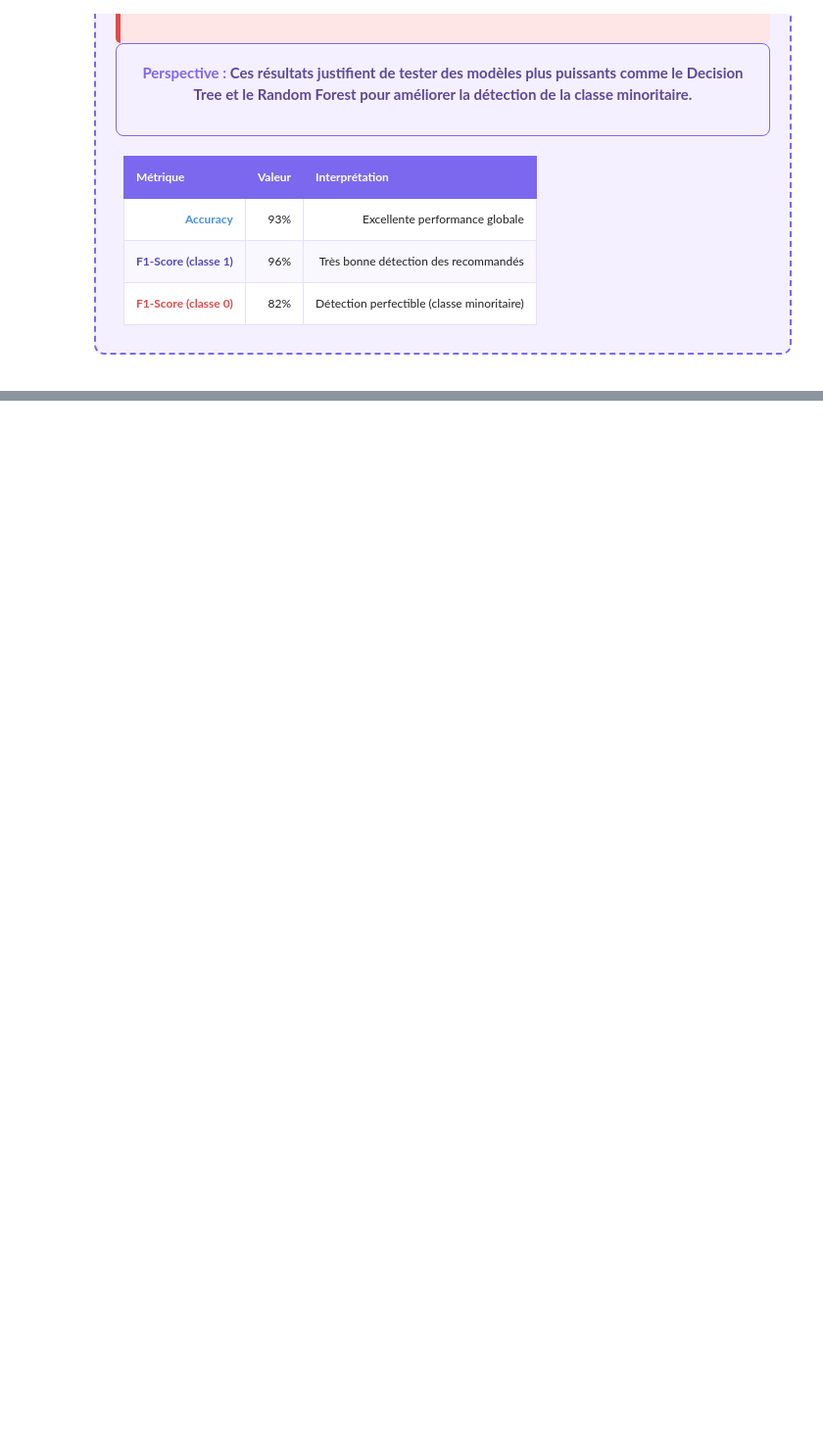
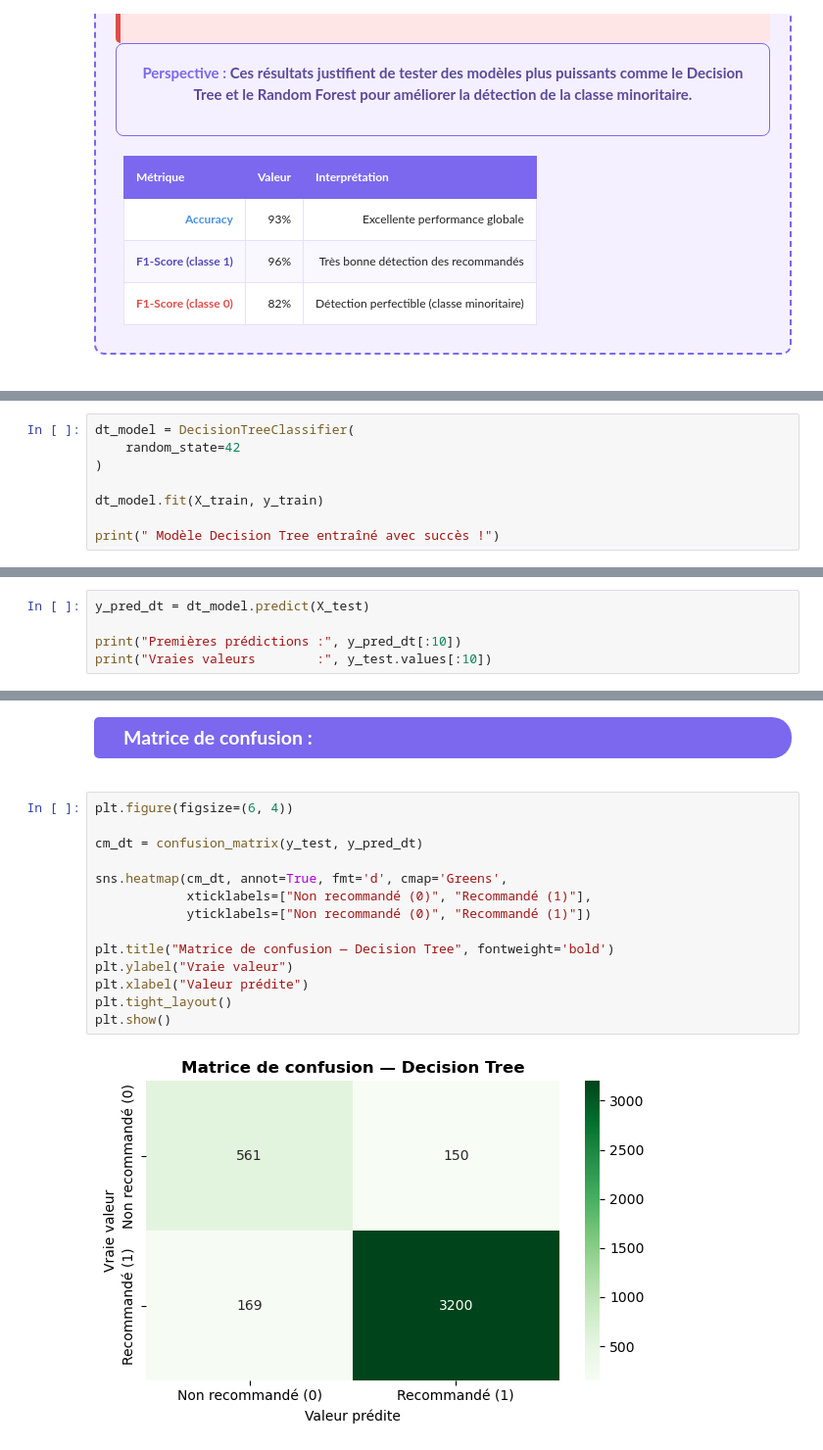
Before and after one commit to BenWafae/womens-ecommerce-product-success, a Jupyter notebook: notebooks/ecommerce_project.ipynb, the cells around one changed output, grey strips where cells are left out. Shown at 98% size. Cells and saved outputs as stored; diff of their text form; blank space fills up the shorter version.

Commit message:
Modelisation:Decision Tree

```diff
--- a/notebooks/ecommerce_project.ipynb
+++ b/notebooks/ecommerce_project.ipynb
@@ -1965,0 +1975,8 @@ plt.show()
+# %%
+dt_model = DecisionTreeClassifier(
+    random_state=42
+)
+
+dt_model.fit(X_train, y_train)
+
+print(" Modèle Decision Tree entraîné avec succès !")
@@ -1965,0 +1992,5 @@ plt.show()
+# %%
+y_pred_dt = dt_model.predict(X_test)
+
+print("Premières prédictions :", y_pred_dt[:10])
+print("Vraies valeurs        :", y_test.values[:10])
@@ -1965,0 +2037,23 @@ plt.show()
+# %% [markdown]
+<div style="position: relative; max-width: 1350px; font-family: 'Times New Roman'; margin-bottom: 20px;">
+    <div style="background-color: #7B68EE; padding: 10px 20px 10px 30px; color: white; font-weight: bold; font-size: 1.3em; border-radius: 5px 20px 20px 5px; width: fit-content;">
+         Matrice de confusion :
+    </div>
+    <div style="position: absolute; left: 0; top: 0; width: 10px; height: 100%; background-color: #4a3a8a; border-radius: 5px 0 0 5px;"></div>
+</div>
+# %%
+plt.figure(figsize=(6, 4))
+
+cm_dt = confusion_matrix(y_test, y_pred_dt)
+
+sns.heatmap(cm_dt, annot=True, fmt='d', cmap='Greens',
+            xticklabels=["Non recommandé (0)", "Recommandé (1)"],
+            yticklabels=["Non recommandé (0)", "Recommandé (1)"])
+
+plt.title("Matrice de confusion — Decision Tree", fontweight='bold')
+plt.ylabel("Vraie valeur")
+plt.xlabel("Valeur prédite")
+plt.tight_layout()
+plt.show()
+# %% [output]
+[figure, added]
```
Also changed, not shown: parts of 14 cells of this notebook.
